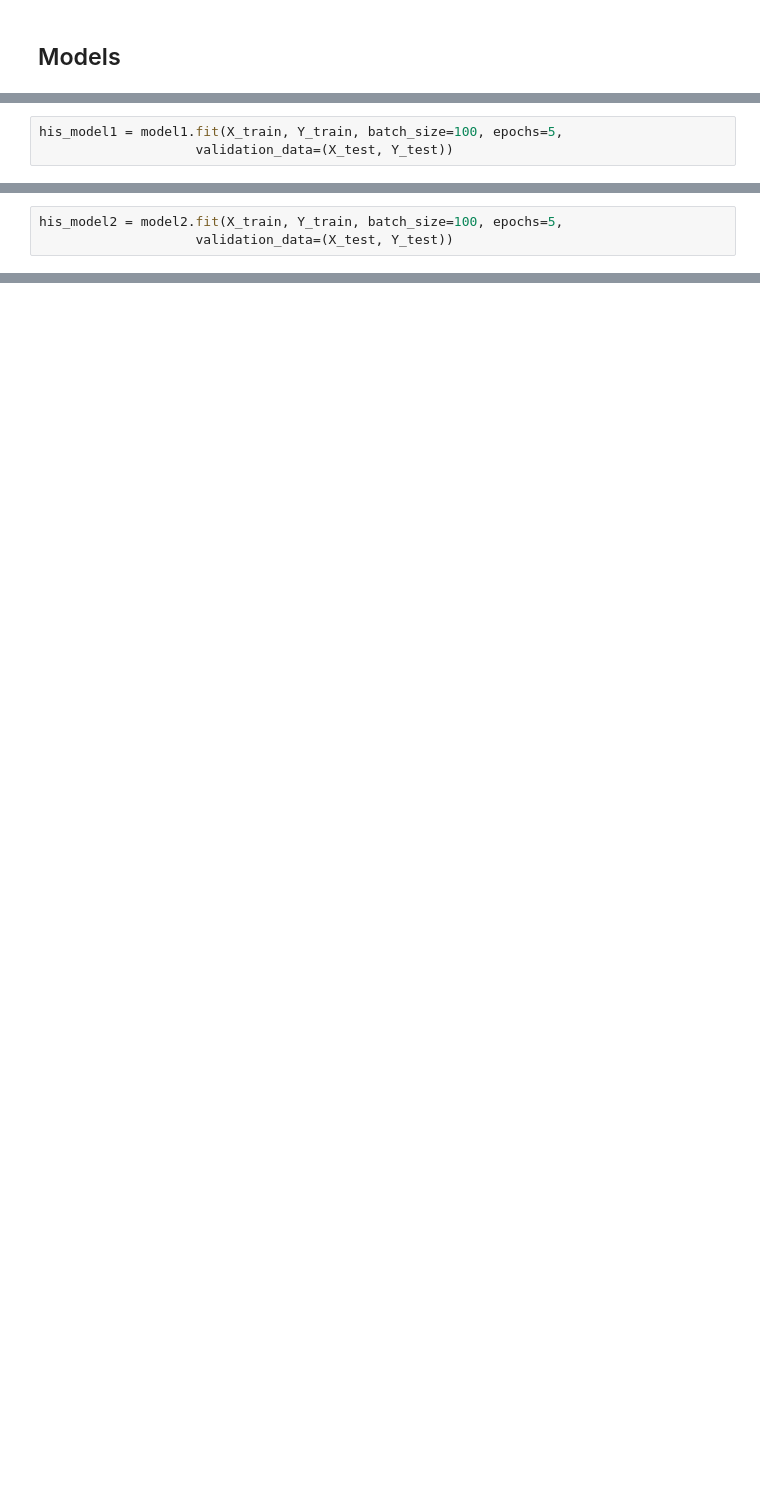
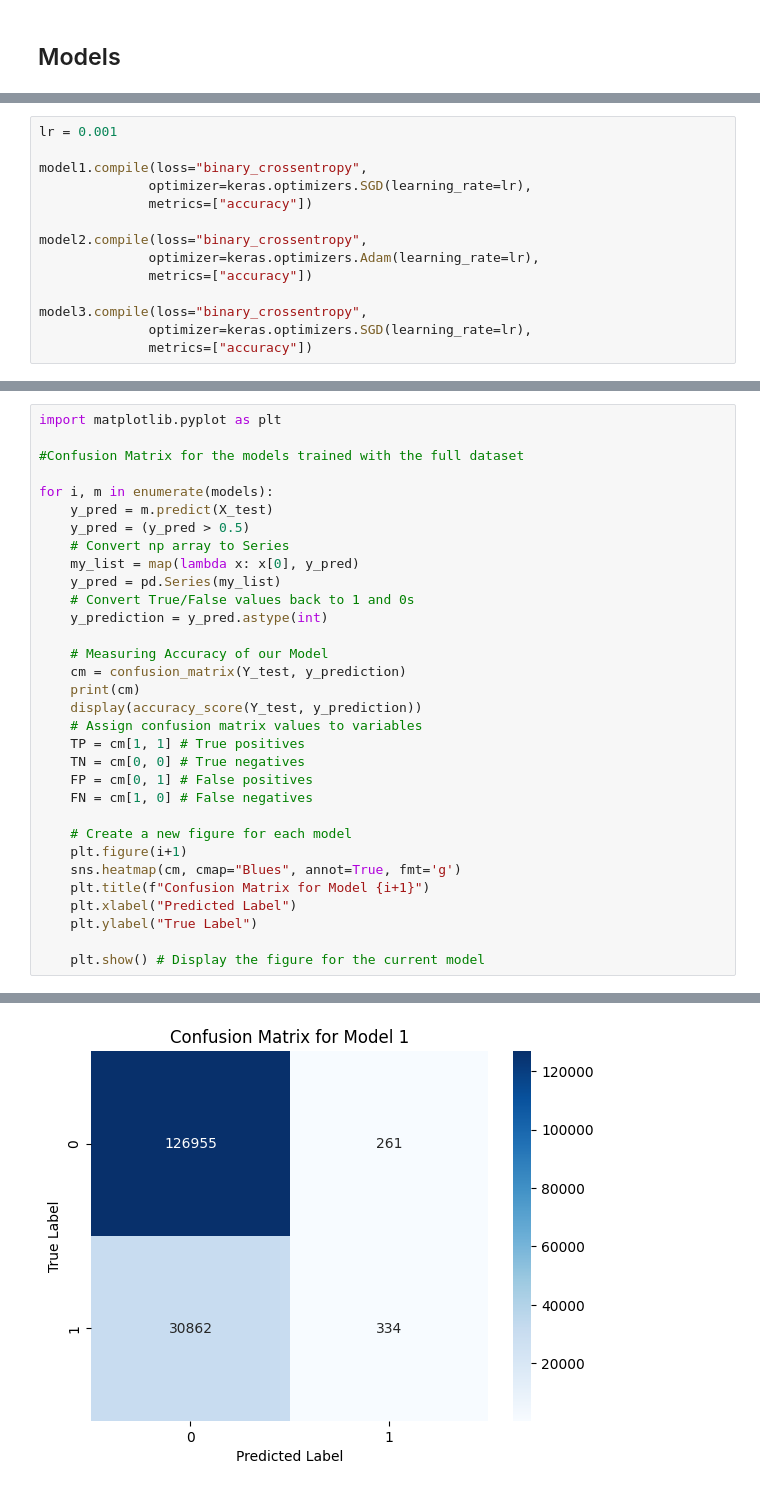
Before and after one commit to Teccaa/Applied_Credit_Risk, a Jupyter notebook: Network.ipynb, the cells around one changed output, grey strips where cells are left out. Cells and saved outputs as stored; diff of their text form; blank space fills up the shorter version.

```diff
--- a/Network.ipynb
+++ b/Network.ipynb
@@ -73,3 +212,0 @@ model2.compile(loss="binary_crossentropy",
-# %%
-his_model1 = model1.fit(X_train, Y_train, batch_size=100, epochs=5,
-                    validation_data=(X_test, Y_test))
@@ -87,3 +212,0 @@ Epoch 5/5
-# %%
-his_model2 = model2.fit(X_train, Y_train, batch_size=100, epochs=5,
-                    validation_data=(X_test, Y_test))
@@ -110,0 +235,14 @@ model2.evaluate(X_test, Y_test)
+# %%
+lr = 0.001
+
+model1.compile(loss="binary_crossentropy",
+              optimizer=keras.optimizers.SGD(learning_rate=lr),
+              metrics=["accuracy"])
+
+model2.compile(loss="binary_crossentropy",
+              optimizer=keras.optimizers.Adam(learning_rate=lr),
+              metrics=["accuracy"])
+
+model3.compile(loss="binary_crossentropy",
+              optimizer=keras.optimizers.SGD(learning_rate=lr),
+              metrics=["accuracy"])
@@ -110,0 +294,33 @@ model2.evaluate(X_test, Y_test)
+# %%
+import matplotlib.pyplot as plt
+
+#Confusion Matrix for the models trained with the full dataset
+
+for i, m in enumerate(models):
+    y_pred = m.predict(X_test)
+    y_pred = (y_pred > 0.5)
+    # Convert np array to Series
+    my_list = map(lambda x: x[0], y_pred)
+    y_pred = pd.Series(my_list)
+    # Convert True/False values back to 1 and 0s
+    y_prediction = y_pred.astype(int)
+
+    # Measuring Accuracy of our Model
+    cm = confusion_matrix(Y_test, y_prediction)
+    print(cm)
+    display(accuracy_score(Y_test, y_prediction))
+    # Assign confusion matrix values to variables
+    TP = cm[1, 1] # True positives
+    TN = cm[0, 0] # True negatives
+    FP = cm[0, 1] # False positives
+    FN = cm[1, 0] # False negatives
+
+    # Create a new figure for each model
+    plt.figure(i+1)
+    sns.heatmap(cm, cmap="Blues", annot=True, fmt='g')
+    plt.title(f"Confusion Matrix for Model {i+1}")
+    plt.xlabel("Predicted Label")
+    plt.ylabel("True Label")
+
+    plt.show() # Display the figure for the current model
+# %% [output]
@@ -110,0 +331 @@ model2.evaluate(X_test, Y_test)
+[figure, added]
```
Also changed, not shown: parts of 25 cells of this notebook, 6 other files.
